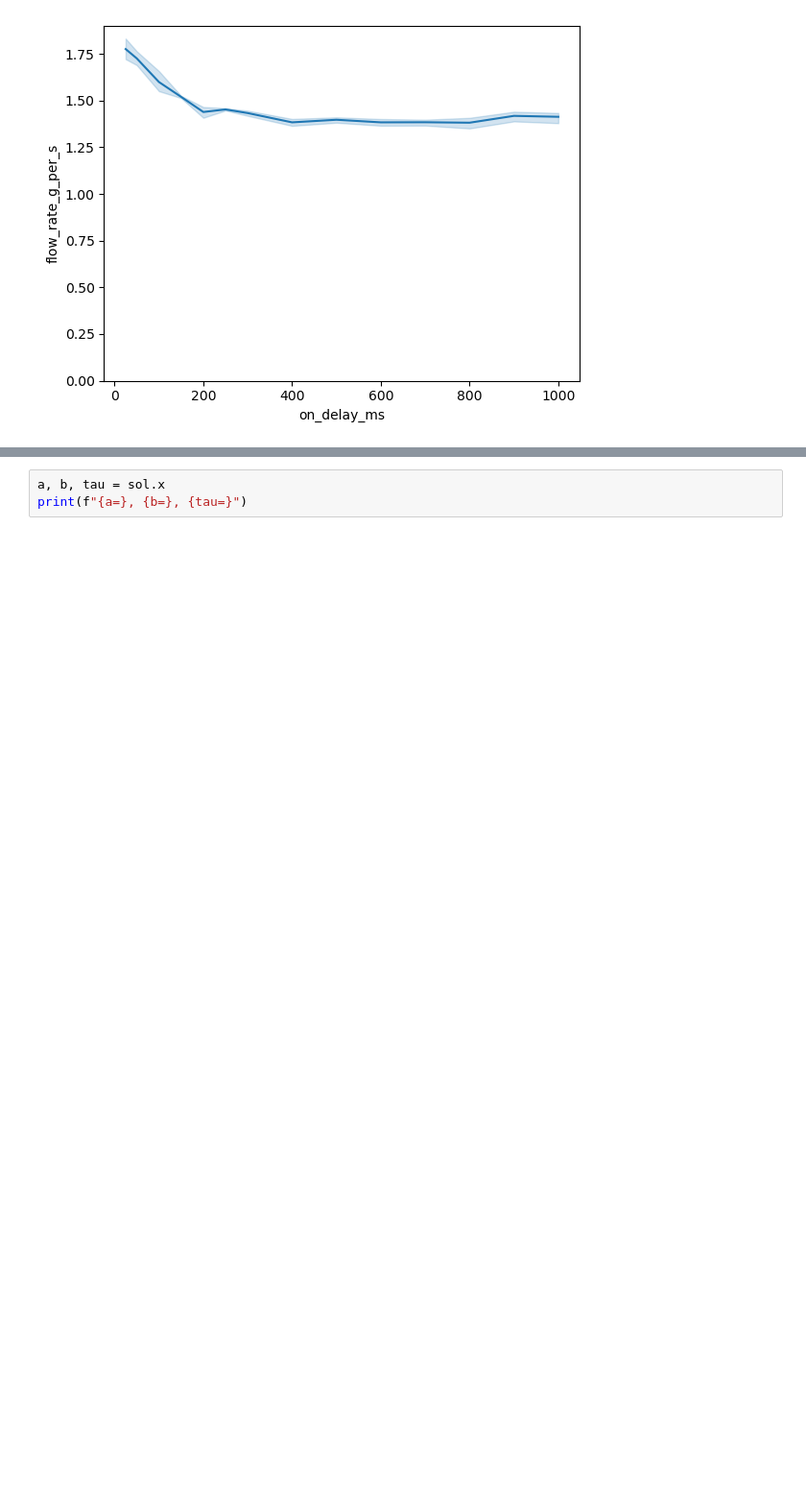
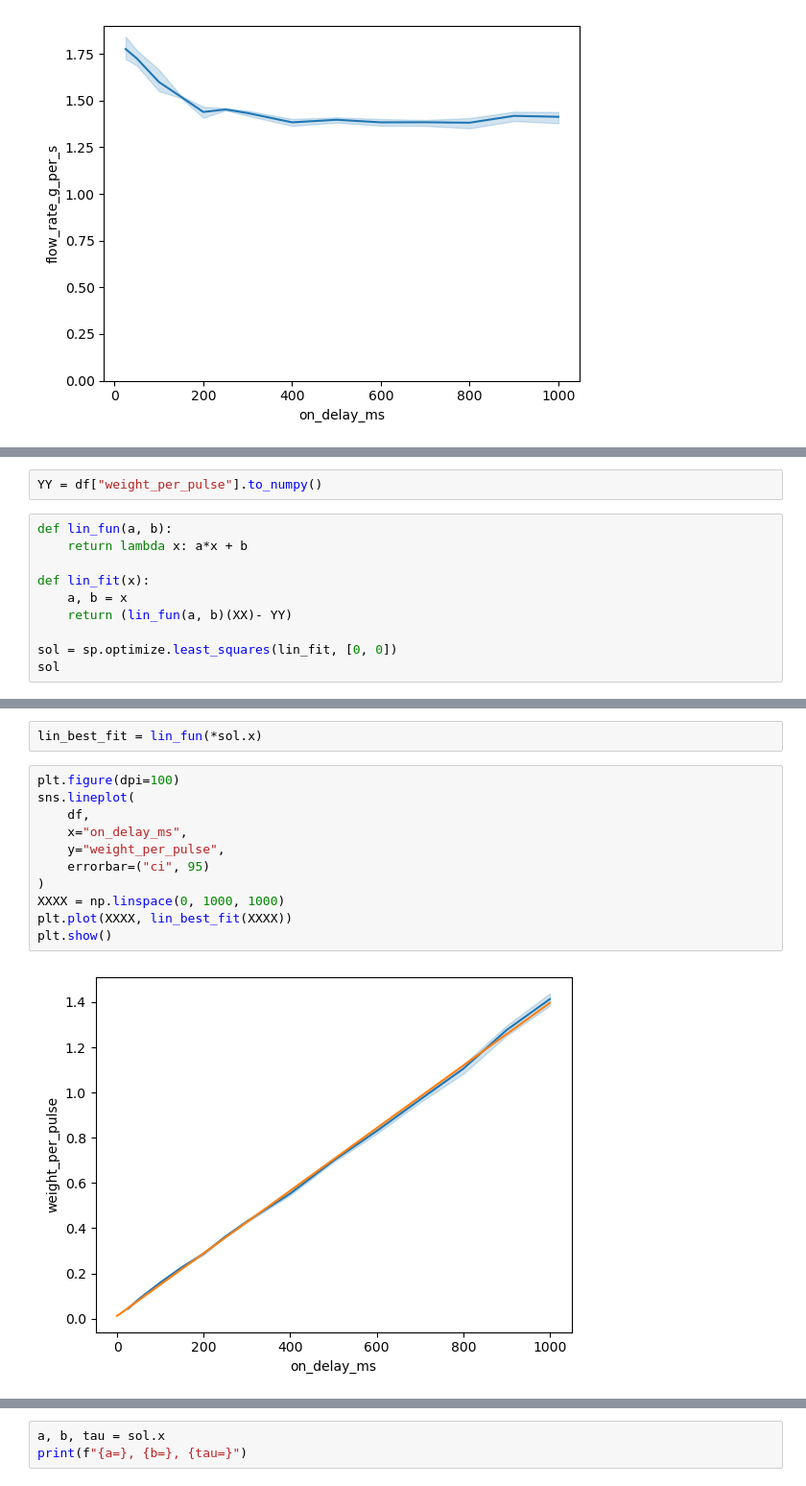
Before and after one commit to Nightingale-LZH/KSCB-Coffee, a Jupyter notebook: KSCB-PumpCalibrationData/PumpTesting.ipynb, the cells around one changed output, grey strips where cells are left out. Shown at 96% size. Cells and saved outputs as stored; diff of their text form; blank space fills up the shorter version.

```diff
--- a/KSCB-PumpCalibrationData/PumpTesting.ipynb
+++ b/KSCB-PumpCalibrationData/PumpTesting.ipynb
@@ -121,0 +101,12 @@ sol
+# %%
+YY = df["weight_per_pulse"].to_numpy()
+# %%
+def lin_fun(a, b):
+    return lambda x: a*x + b
+
+def lin_fit(x):
+    a, b = x
+    return (lin_fun(a, b)(XX)- YY)
+
+sol = sp.optimize.least_squares(lin_fit, [0, 0])
+sol
@@ -121,0 +130,15 @@ sol
+# %%
+lin_best_fit = lin_fun(*sol.x)
+# %%
+plt.figure(dpi=100)
+sns.lineplot(
+    df,
+    x="on_delay_ms",
+    y="weight_per_pulse",
+    errorbar=("ci", 95)
+)
+XXXX = np.linspace(0, 1000, 1000)
+plt.plot(XXXX, lin_best_fit(XXXX))
+plt.show()
+# %% [output]
+[figure, added]
```
Also changed, not shown: parts of 18 cells of this notebook, 10 other files.
